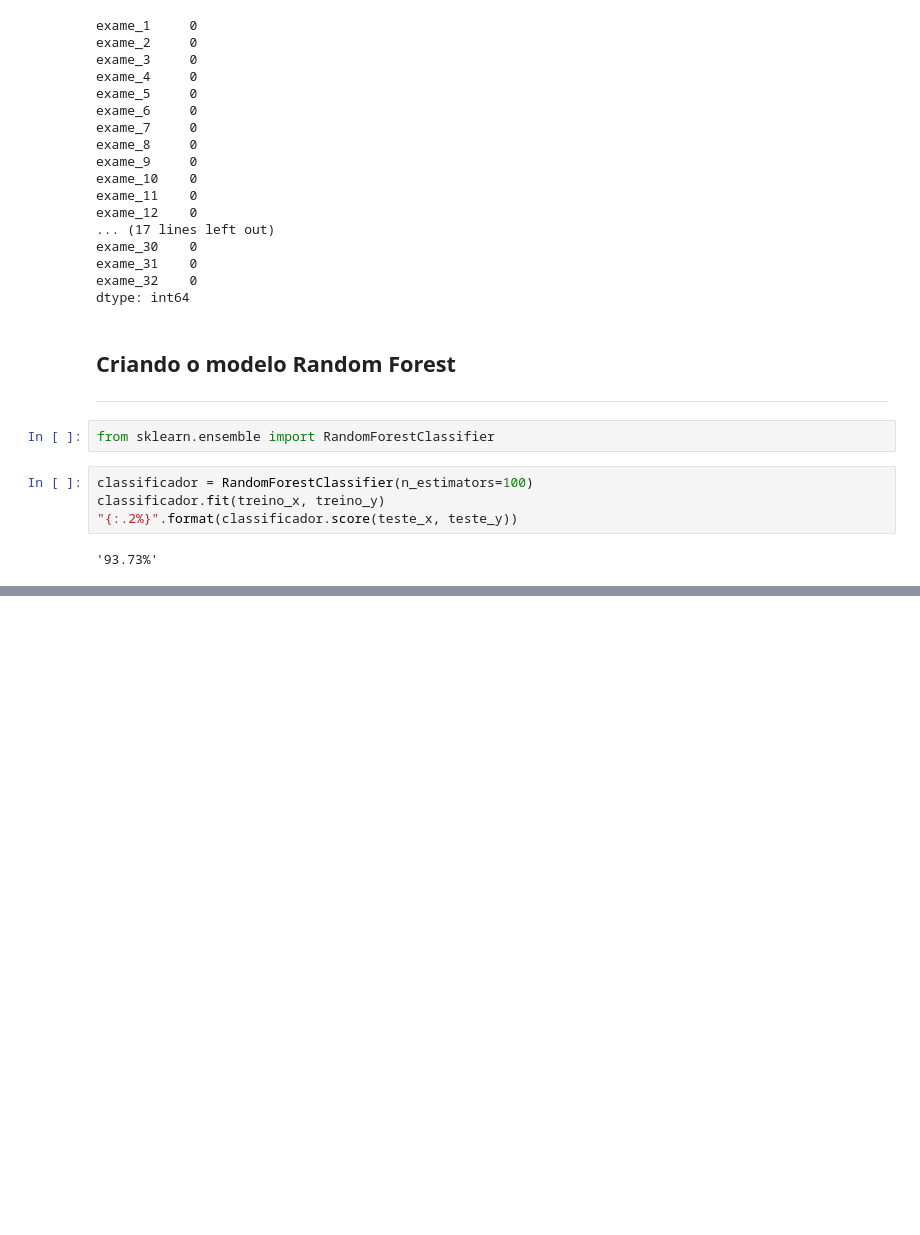
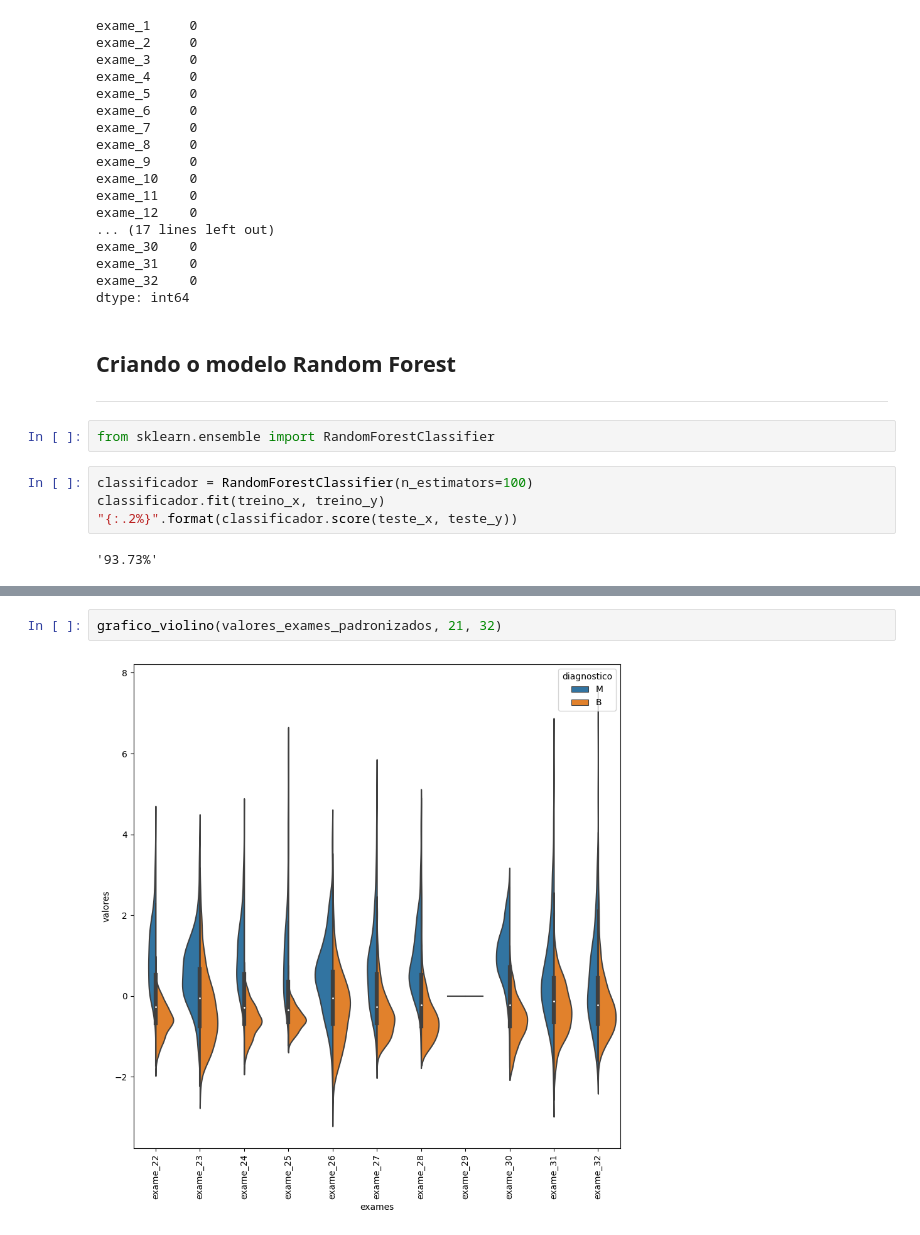
Before and after one commit to Lyarkh/Formacao_Machine_Learning, a Jupyter notebook: machine_learning/3 - lidando_com_dados_de_muitas_dimensoes/tratando_dados_de_muitas_dimensoes.ipynb, the cells around one changed output, grey strips where cells are left out. Drawn from its saved outputs; the diff is of its cells as text; blank space fills up the shorter version.

```diff
--- a/machine_learning/3 - lidando_com_dados_de_muitas_dimensoes/tratando_dados_de_muitas_dimensoes.ipynb
+++ b/machine_learning/3 - lidando_com_dados_de_muitas_dimensoes/tratando_dados_de_muitas_dimensoes.ipynb
@@ -118,0 +115,4 @@ plt.xticks(rotation=90)
+# %%
+grafico_violino(valores_exames_padronizados, 21, 32)
+# %% [output]
+[figure, added]
```
Also changed, not shown: parts of 10 cells of this notebook.
